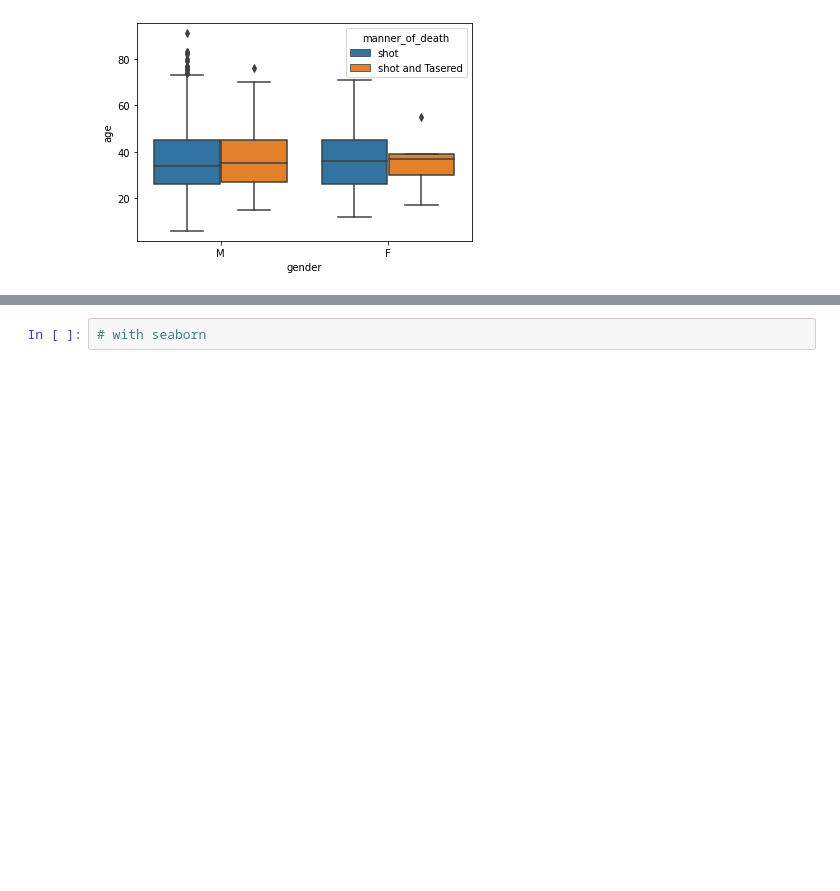
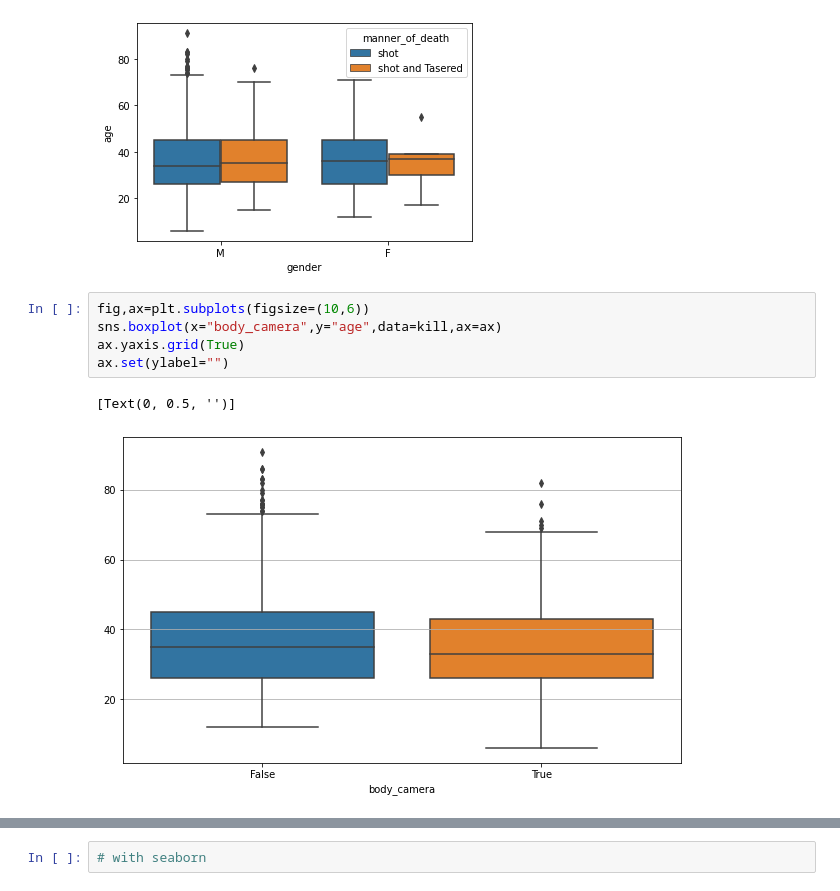
Before and after one commit to MehmetAltinkurt/Data_Science_Assignments, a Jupyter notebook: DVwPY/Assignment-2 (PoliceKillingUS-Seaborn) student.ipynb, the cells around one changed output, grey strips where cells are left out. Saved outputs shown, nothing was run; the diff lists cells and outputs as text; blank space fills up the shorter version.

```diff
--- a/DVwPY/Assignment-2 (PoliceKillingUS-Seaborn) student.ipynb
+++ b/DVwPY/Assignment-2 (PoliceKillingUS-Seaborn) student.ipynb
@@ -88,3 +134,11 @@ array(['shot', 'shot and Tasered'], dtype=object)
 sns.boxplot(data=kill,x="gender",y="age", hue="manner_of_death");
 # %% [output]
 [figure]
+# %%
+fig,ax=plt.subplots(figsize=(10,6))
+sns.boxplot(x="body_camera",y="age",data=kill,ax=ax)
+ax.yaxis.grid(True)
+ax.set(ylabel="")
+# %% [output]
+[Text(0, 0.5, '')]
+[figure, added]
```
Also changed, not shown: parts of 6 cells of this notebook, 1 other file.
